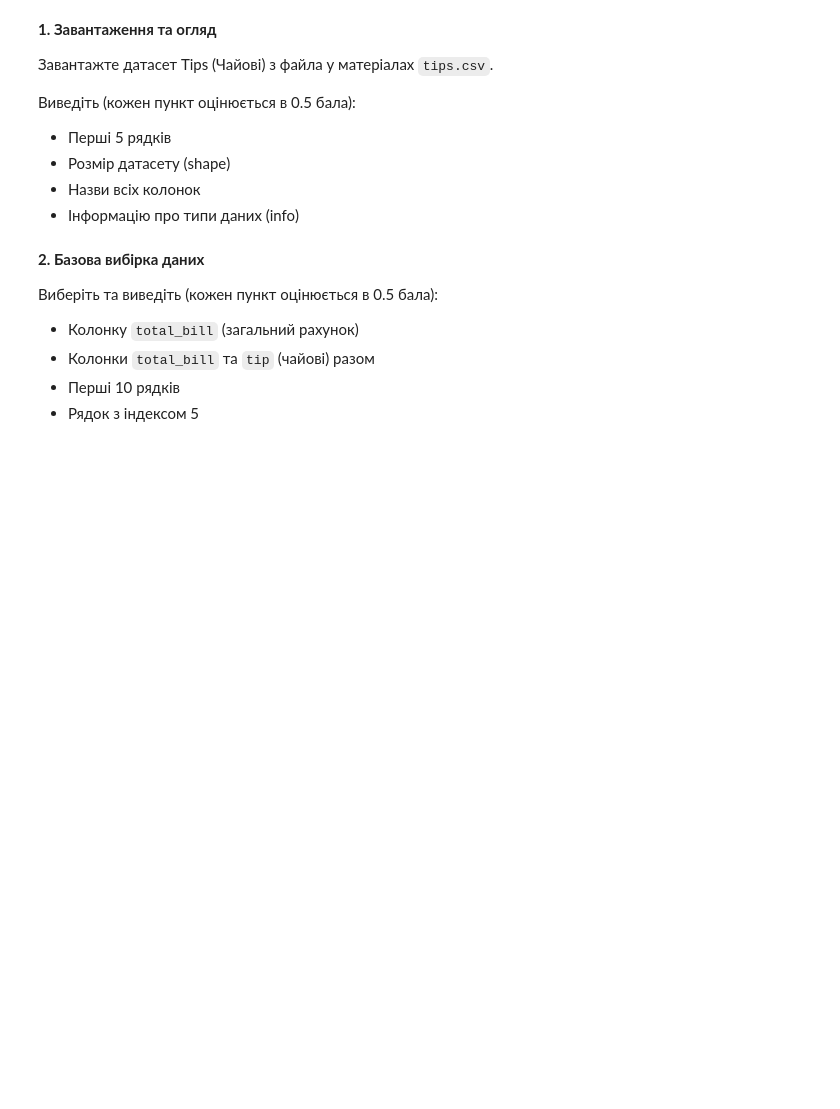
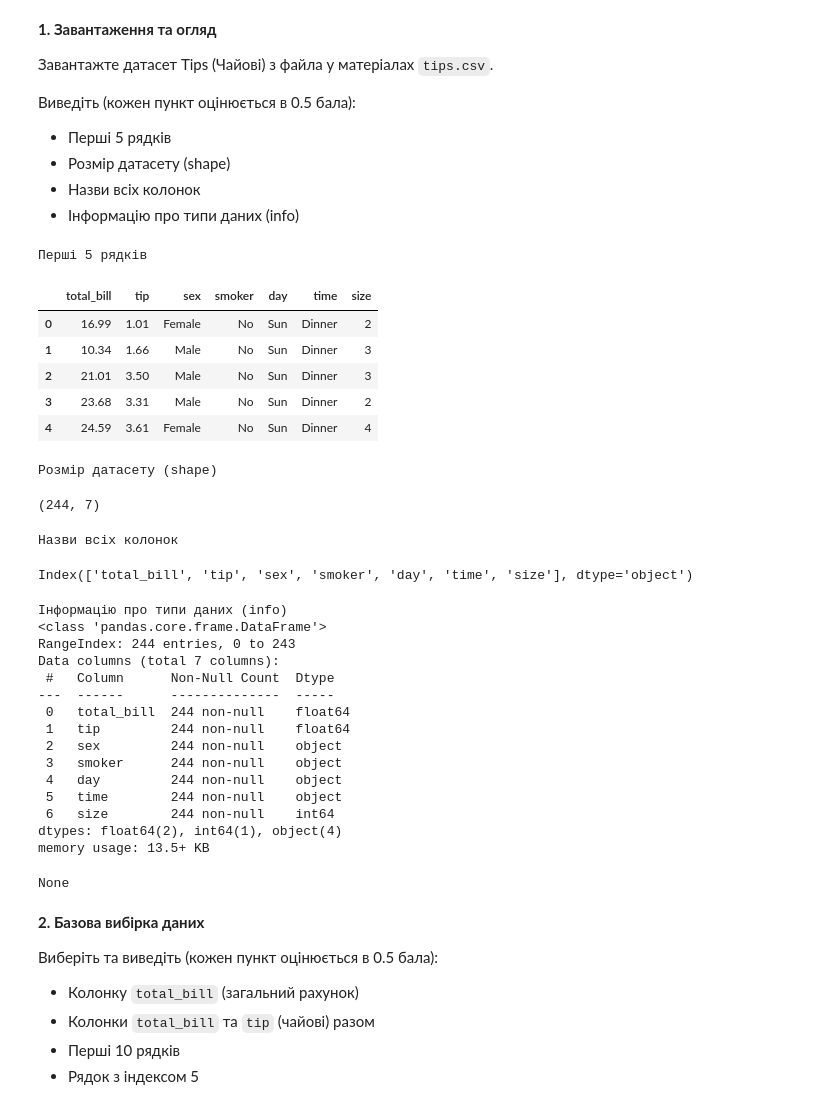
Before and after one commit to timapasechnik/ml_basic, a Jupyter notebook: HW8_Pandas.ipynb, the cells around one changed output. Cells and saved outputs as stored; diff of their text form; code cells hidden in the pictures; blank space fills up the shorter version.

```diff
--- a/HW8_Pandas.ipynb
+++ b/HW8_Pandas.ipynb
@@ -32,6 +32,49 @@ Tips - це датасет, який містить інформацію про
 - Розмір датасету (shape)
 - Назви всіх колонок
 - Інформацію про типи даних (info)
+# %%
+import pandas as pd
+df = pd.read_csv('tip.csv')
+
+print("Перші 5 рядків")
+display(df.head())
+
+print("\nРозмір датасету (shape)")
+display(df.shape)
+
+print("\nНазви всіх колонок")
+display(df.columns)
+
+print("\nІнформацію про типи даних (info)")
+display(df.info())
+# %% [output]
+Перші 5 рядків
+|  | total_bill | tip | sex | smoker | day | time | size |
+| 0 | 16.99 | 1.01 | Female | No | Sun | Dinner | 2 |
+| 1 | 10.34 | 1.66 | Male | No | Sun | Dinner | 3 |
+| 2 | 21.01 | 3.50 | Male | No | Sun | Dinner | 3 |
+| 3 | 23.68 | 3.31 | Male | No | Sun | Dinner | 2 |
+| 4 | 24.59 | 3.61 | Female | No | Sun | Dinner | 4 |
+Розмір датасету (shape)
+(244, 7)
+Назви всіх колонок
+Index(['total_bill', 'tip', 'sex', 'smoker', 'day', 'time', 'size'], dtype='object')
+Інформацію про типи даних (info)
+<class 'pandas.core.frame.DataFrame'>
+RangeIndex: 244 entries, 0 to 243
+Data columns (total 7 columns):
+ #   Column      Non-Null Count  Dtype
+---  ------      --------------  -----
+ 0   total_bill  244 non-null    float64
+ 1   tip         244 non-null    float64
+ 2   sex         244 non-null    object
+ 3   smoker      244 non-null    object
+ 4   day         244 non-null    object
+ 5   time        244 non-null    object
+ 6   size        244 non-null    int64
+dtypes: float64(2), int64(1), object(4)
+memory usage: 13.5+ KB
+None
 # %% [markdown]
 **2. Базова вибірка даних**
 
```
Also changed, not shown: parts of 6 cells of this notebook.
